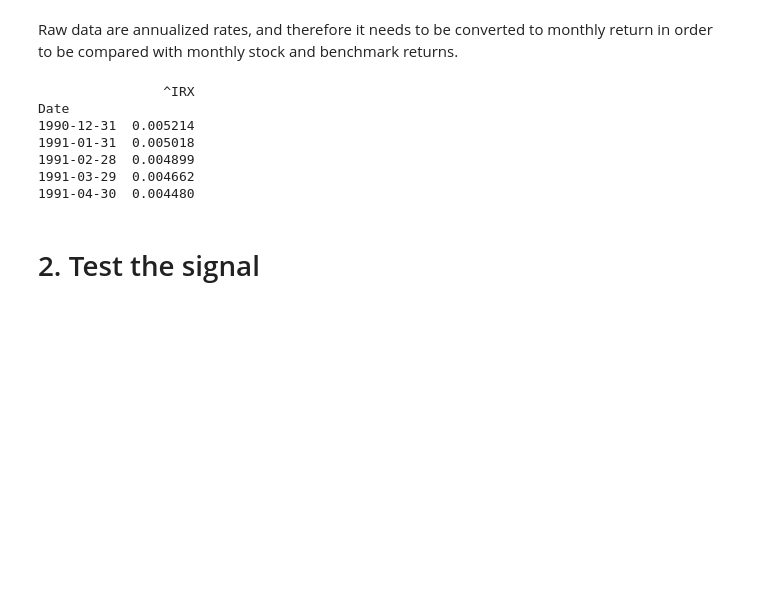
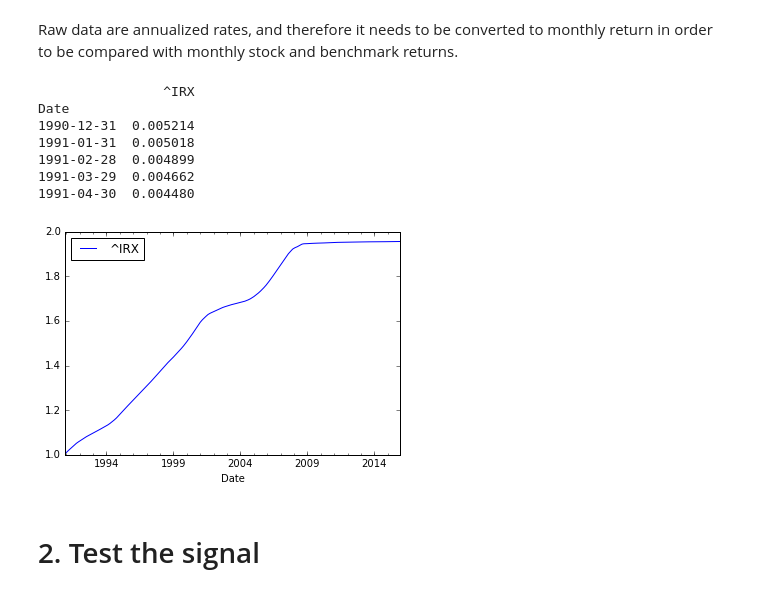
Before and after one commit to quietquanta/quant, a Jupyter notebook: Demo.ipynb, the cells around one changed output. Cells and saved outputs as stored; diff of their text form; code cells hidden in the pictures; blank space fills up the shorter version.

```diff
--- a/Demo.ipynb
+++ b/Demo.ipynb
@@ -60,22 +62,24 @@ Raw data are annualized rates, and therefore it needs to be converted to monthly
 # %%
 rf_annualized_rate = read_from_csv( "riskfree.csv", rescale_factor = 0.01 );
 rf_annualized_rate = rf_annualized_rate.resample('BM').last();
 def deannualization_func( annual_rate, freq="M" ):
 	if freq is "M":
 		return (1+annual_rate)**(1./12) - 1
 
 rf_rate = rf_monthly_rate = rf_annualized_rate.apply( deannualization_func );
 riskfree_rate = rf_rate;
 
 print riskfree_rate.iloc[:5,:]
+(1 + riskfree_rate ).cumprod().plot( legend=True);
 # %% [output]
                 ^IRX
 Date
 1990-12-31  0.005214
 1991-01-31  0.005018
 1991-02-28  0.004899
 1991-03-29  0.004662
 1991-04-30  0.004480
+[figure, added]
 # %% [markdown]
 # 2. Test the signal
 # %% [markdown]
```
Also changed, not shown: parts of 5 cells of this notebook, 1 other file.
